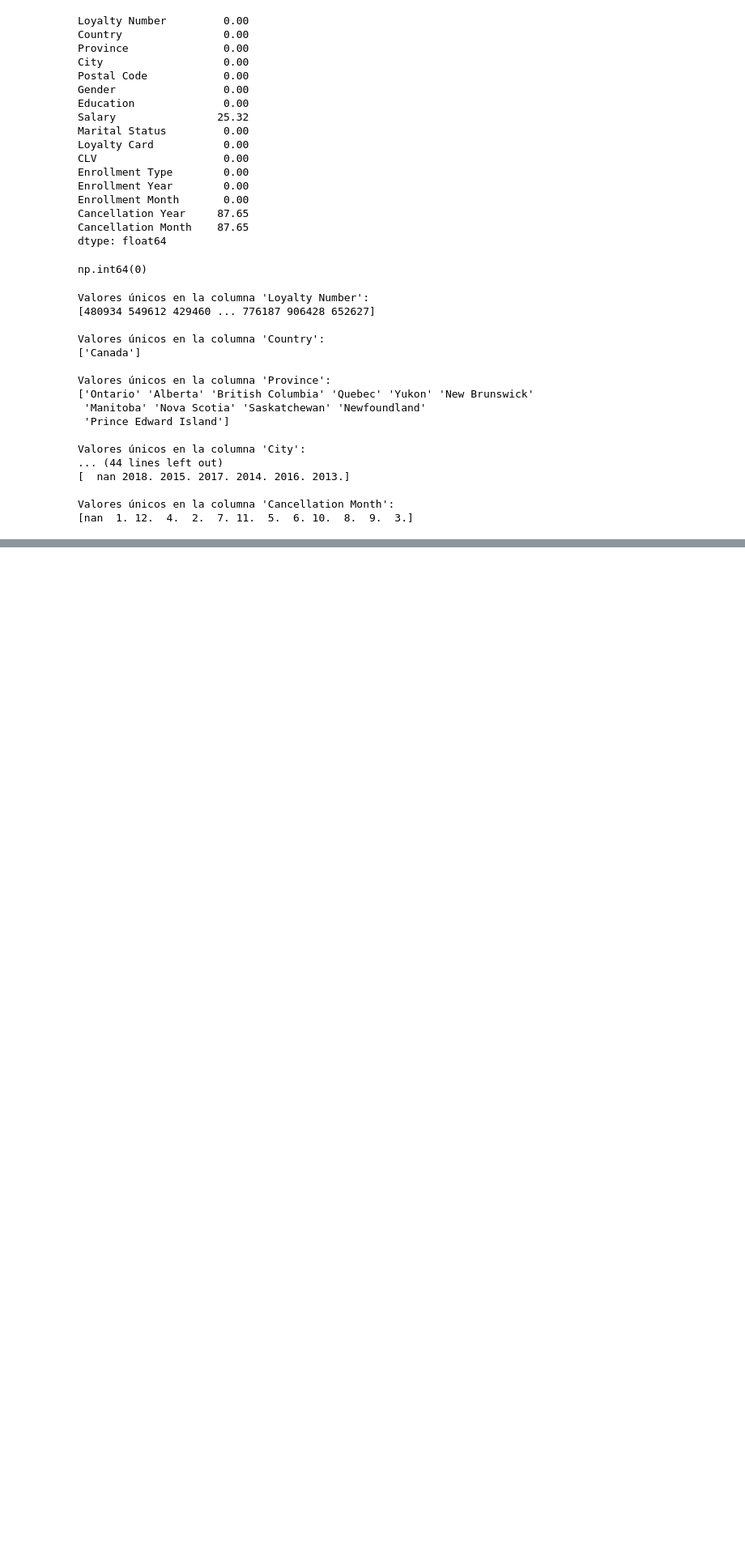
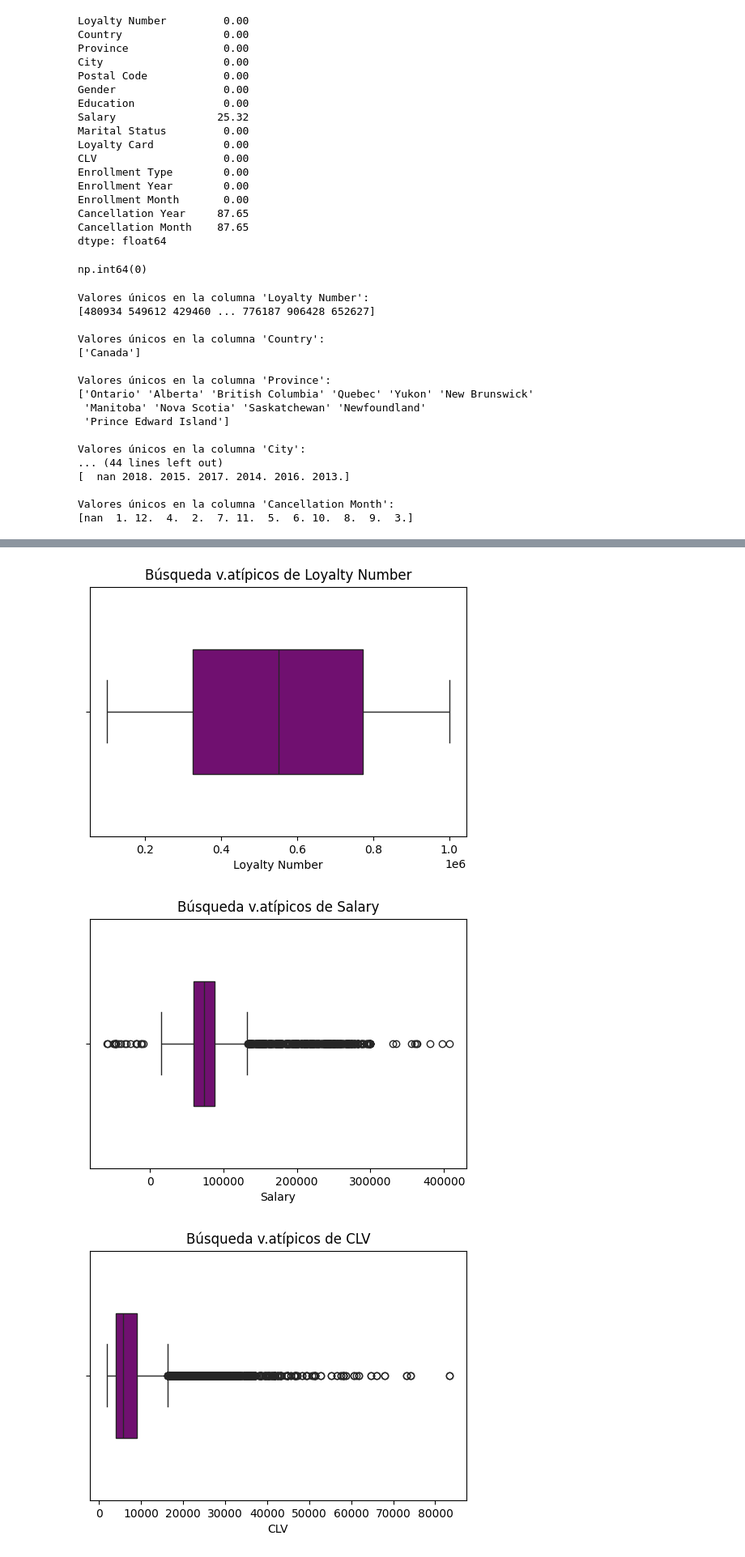
Before and after one commit to Adalab/bda-modulo-3-evaluacion-final-isamanero, a Jupyter notebook: EDA.ipynb, the cells around one changed output, grey strips where cells are left out. Shown at 81% size. Saved outputs shown, nothing was run; the diff lists cells and outputs as text; code cells hidden in the pictures; blank space fills up the shorter version.

Commit message:
EDA: Customer Loyalty History.CSV

```diff
--- a/EDA.ipynb
+++ b/EDA.ipynb
@@ -174,0 +197,10 @@ df_loyalty.shape
+# %%
+# Cancelation year y month, en formato float por presencia de NaN (que son floats)
+
+# Para tratamiento de datos futuro, podemos convertir "Enrollment year/month" en DATE
+
+# Creamos una nueva columna en formato datetime que combine mes y año, para posibles análisis futuros.
+
+# Para que no genere conflictos, tenemos qu poner por defecto día 1 en todos. (Más información en la documentación)
+
+df_loyalty['Enrollment Date'] =pd.to_datetime(df_loyalty['Enrollment Year'].astype(str) + '-' + df_loyalty['Enrollment Month'].astype(str) + '-01')
@@ -224,0 +279,20 @@ Valores únicos en la columna 'Cancellation Month':
+# %%
+# Lista de columnas del DataFrame
+columnas_numericas = df_loyalty.select_dtypes(include=['int64', 'float64']).columns
+
+# Iterar sobre cada columna
+for col in columnas_numericas:
+        plt.figure(figsize=(6, 4))
+        sns.boxplot(x=col,
+                    data=df_loyalty,
+                    width=0.5,
+                    color="purple")
+        plt.title(f"Búsqueda v.atípicos de {col}")
+        plt.show()
+
+# Encontramos bastantes valores atípicos en : salary y CLV
+#CLV sin problema, porque son aportaciones que el cliente aporta a la empresa, puede ser alta.
+# %% [output]
+[figure, added]
+[figure, added]
+[figure, added]
```
Also changed, not shown: parts of 11 cells of this notebook, 2 other files.
